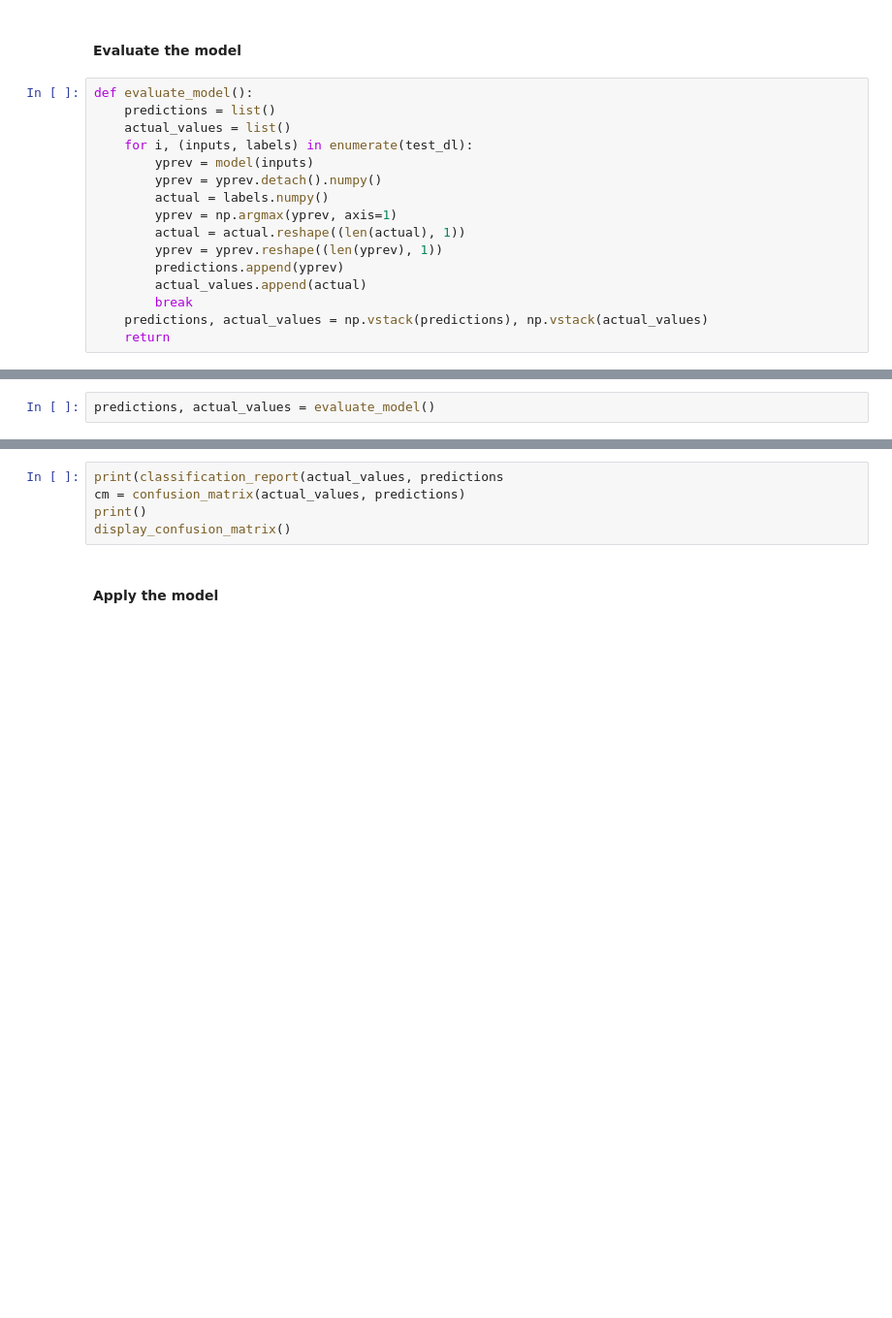
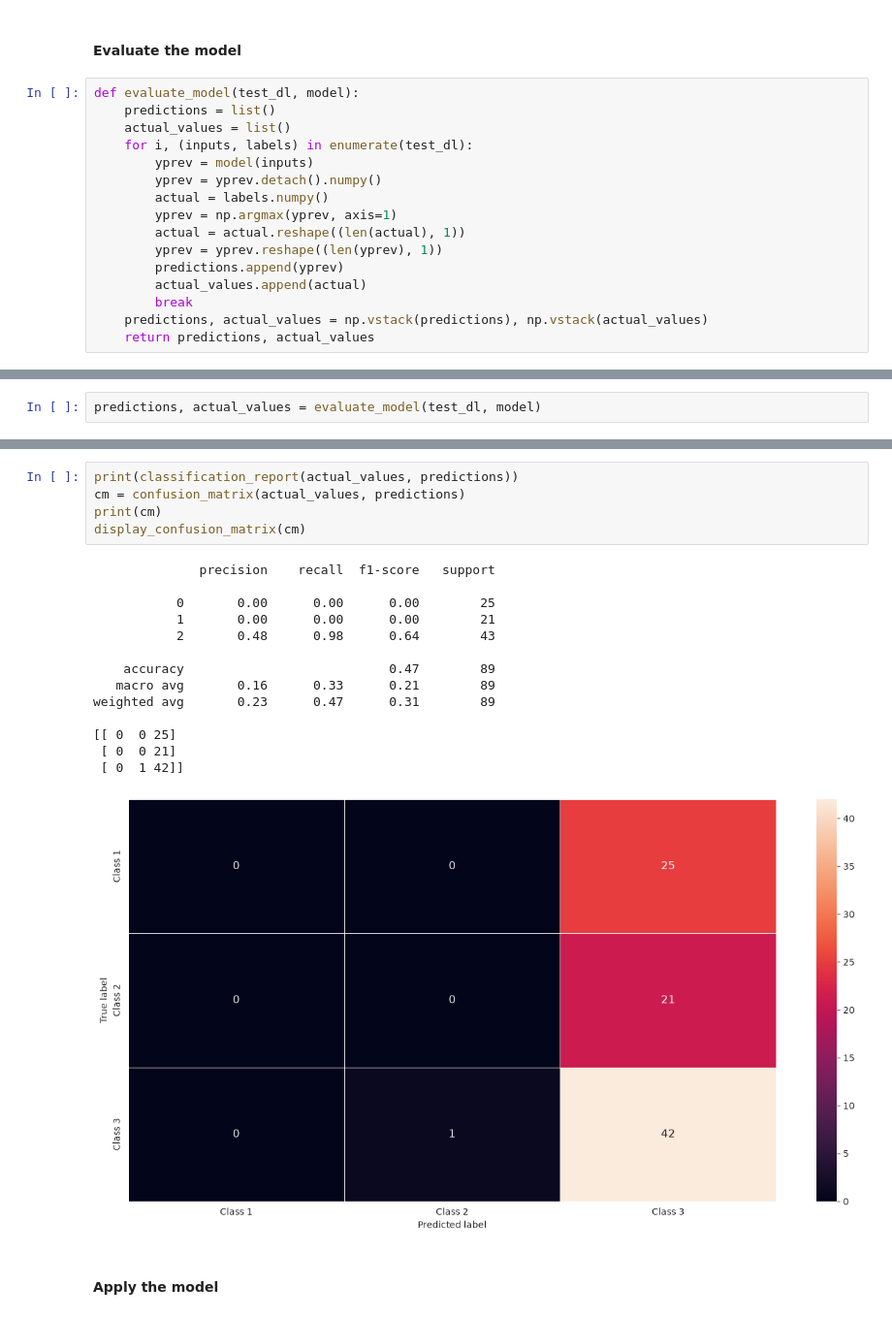
Before and after one commit to icsousa/DAA, a Jupyter notebook: 08/daa_pl8_notebooks/daa_pl_8_mlpc_M1.ipynb, the cells around one changed output, grey strips where cells are left out. Shown at 97% size. Cells and saved outputs as stored; diff of their text form; blank space fills up the shorter version.

```diff
--- a/08/daa_pl8_notebooks/daa_pl_8_mlpc_M1.ipynb
+++ b/08/daa_pl8_notebooks/daa_pl_8_mlpc_M1.ipynb
@@ -264,7 +369,7 @@ train_model()
 # %% [markdown]
 #### Evaluate the model
 # %%
-def evaluate_model():
+def evaluate_model(test_dl, model):
     predictions = list()
     actual_values = list()
     for i, (inputs, labels) in enumerate(test_dl):
@@ -278,7 +383,7 @@ def evaluate_model():
         actual_values.append(actual)
         break
     predictions, actual_values = np.vstack(predictions), np.vstack(actual_values)
-    return
+    return predictions, actual_values
 # %%
 def display_confusion_matrix(cm):
     plt.figure(figsize = (16,8))
@@ -290,5 +396,5 @@ def display_confusion_matrix(cm):
 # %%
-predictions, actual_values = evaluate_model()
+predictions, actual_values = evaluate_model(test_dl, model)
 # %%
 success = 0
 failure = 0
@@ -303,8 +431,23 @@ print(f'success:{success} failure:{failure}')
 # %%
-print(classification_report(actual_values, predictions
+print(classification_report(actual_values, predictions))
 cm = confusion_matrix(actual_values, predictions)
-print()
-display_confusion_matrix()
+print(cm)
+display_confusion_matrix(cm)
+# %% [output]
+              precision    recall  f1-score   support
+
+           0       0.00      0.00      0.00        25
+           1       0.00      0.00      0.00        21
+           2       0.48      0.98      0.64        43
+
+    accuracy                           0.47        89
+   macro avg       0.16      0.33      0.21        89
+weighted avg       0.23      0.47      0.31        89
+
+[[ 0  0 25]
+ [ 0  0 21]
+ [ 0  1 42]]
+[figure, added]
 # %% [markdown]
 #### Apply the model
 # %% [markdown]
```
Also changed, not shown: parts of 28 cells of this notebook, 7 other files.
